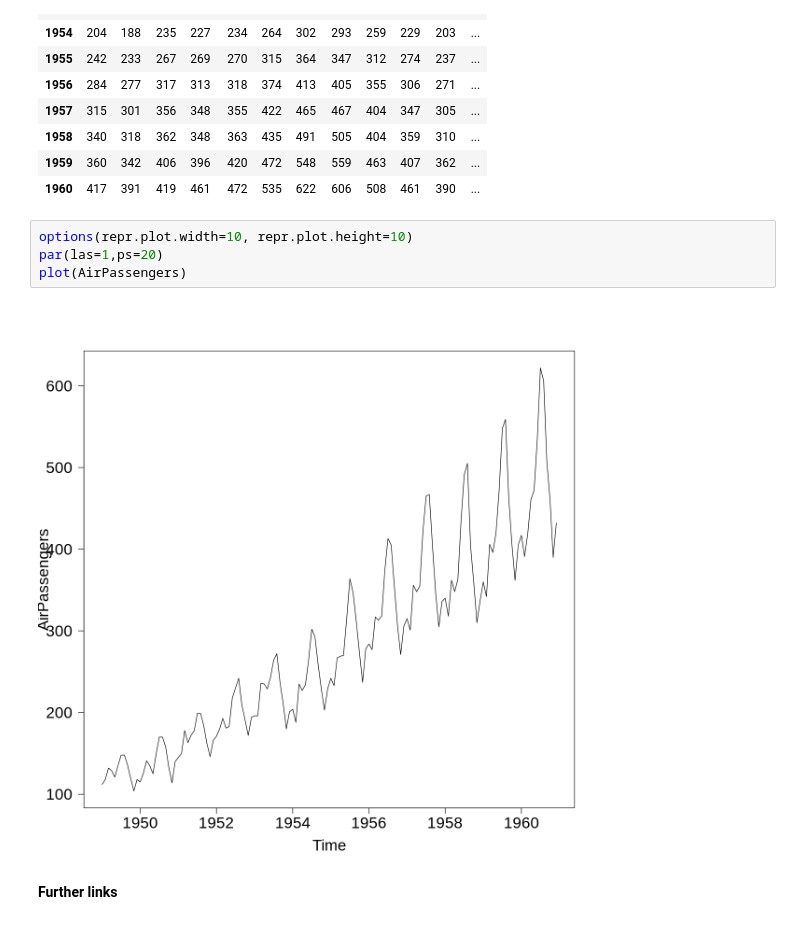
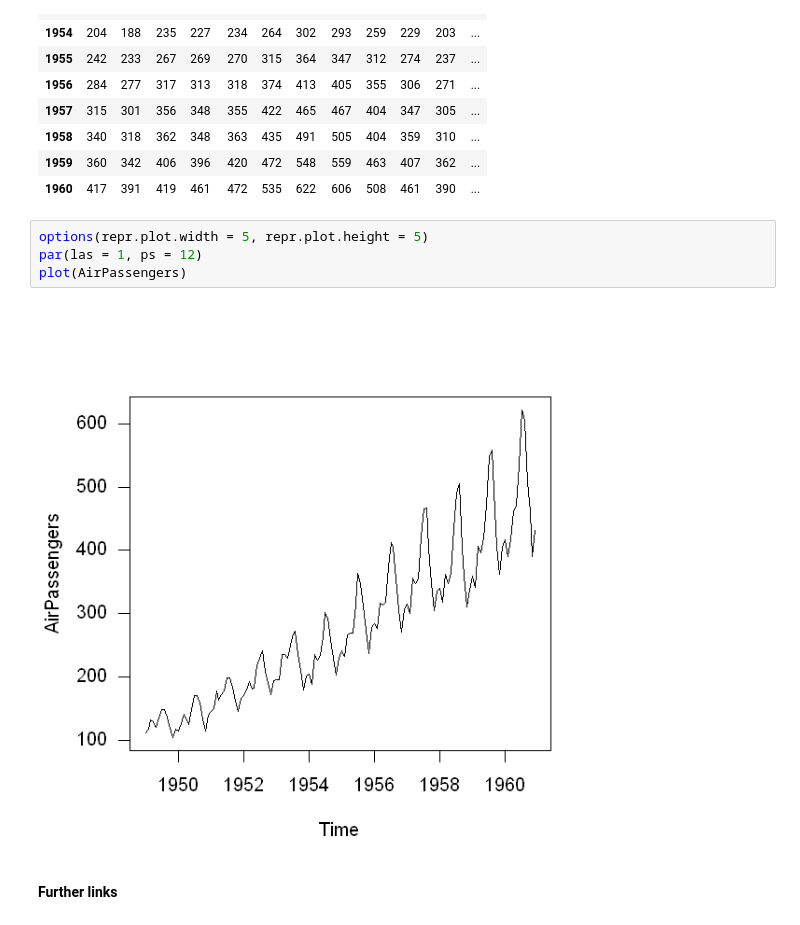
Before and after one commit to yildizanil/jupyter_r, a Jupyter notebook: Data Management and Analysis (in R).ipynb, the cells around one changed output. Saved outputs shown, nothing was run; the diff lists cells and outputs as text.

```diff
--- a/Data Management and Analysis (in R).ipynb
+++ b/Data Management and Analysis (in R).ipynb
@@ -982,11 +932,11 @@ A Time Series: 12 × 12
 | 1959 | 360 | 342 | 406 | 396 | 420 | 472 | 548 | 559 | 463 | 407 | 362 | ... |
 | 1960 | 417 | 391 | 419 | 461 | 472 | 535 | 622 | 606 | 508 | 461 | 390 | ... |
 # %%
-options(repr.plot.width=10, repr.plot.height=10)
-par(las=1,ps=20)
+options(repr.plot.width = 5, repr.plot.height = 5)
+par(las = 1, ps = 12)
 plot(AirPassengers)
 # %% [output]
-[figure, old version]
+[figure, new version]
 # %% [markdown]
 **Further links**
 # %% [markdown]
```
Also changed, not shown: parts of 36 cells of this notebook.
